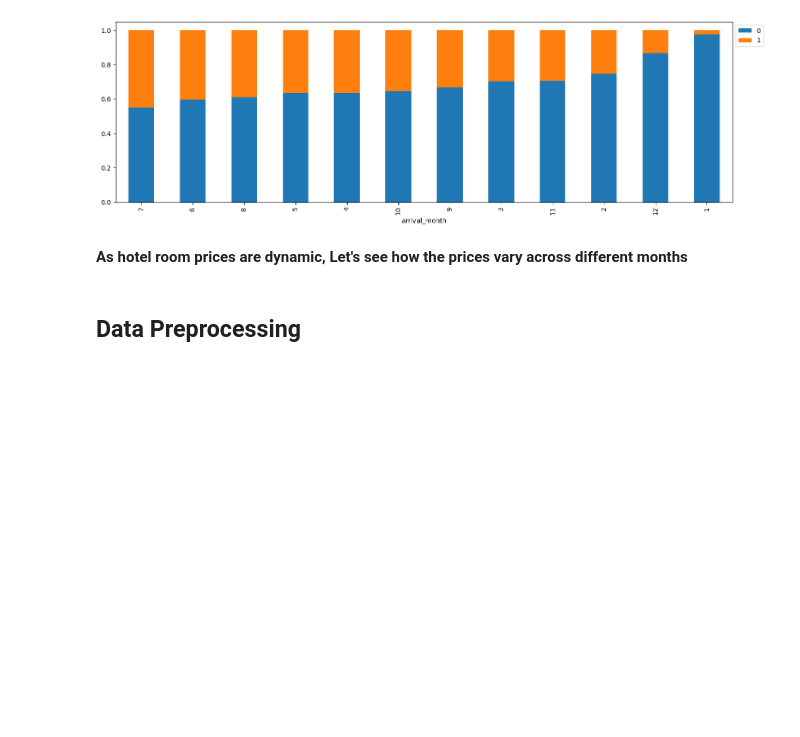
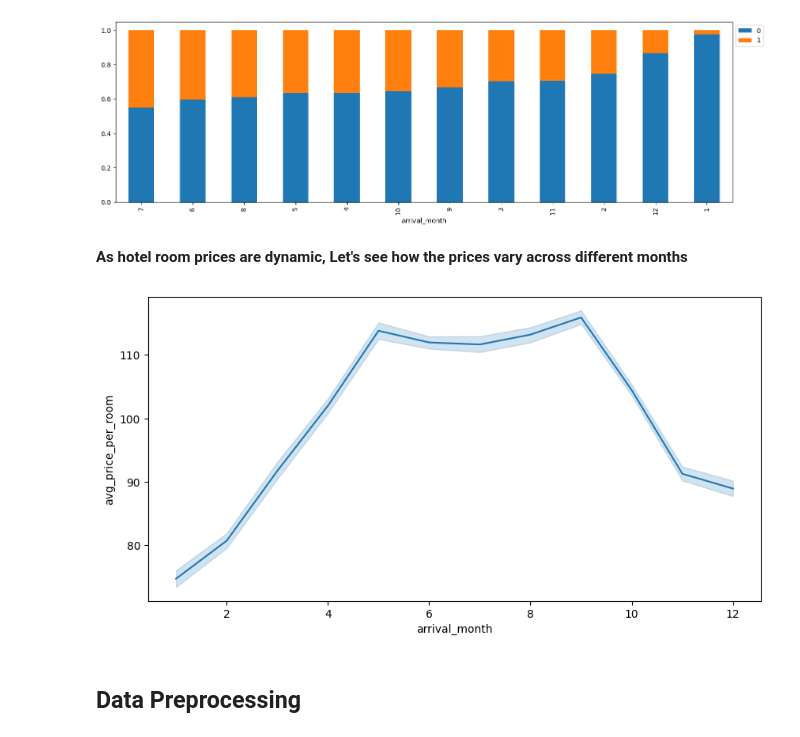
Before and after one commit to erika024/data-science, a Jupyter notebook: Project_SLC_DSBA_INNHotels_LowCode_V3_1.ipynb, the cells around one changed output. Drawn from its saved outputs; the diff is of its cells as text; code cells hidden in the pictures; blank space fills up the shorter version.

```diff
--- a/Project_SLC_DSBA_INNHotels_LowCode_V3_1.ipynb
+++ b/Project_SLC_DSBA_INNHotels_LowCode_V3_1.ipynb
@@ -712,8 +712,10 @@ All             24390  11885  36275
 **As hotel room prices are dynamic, Let's see how the prices vary across different months**
 # %%
 plt.figure(figsize=(10, 5))
-sns.lineplot('_______') ## Complete the code to create lineplot between average price per room and arrival month
+sns.lineplot(data, x="arrival_month", y="avg_price_per_room") ## Complete the code to create lineplot between average price per room and arrival month
 plt.show()
+# %% [output]
+[figure, added]
 # %% [markdown]
 ## Data Preprocessing
 # %% [markdown]
```
Also changed, not shown: parts of 1 cell of this notebook.
